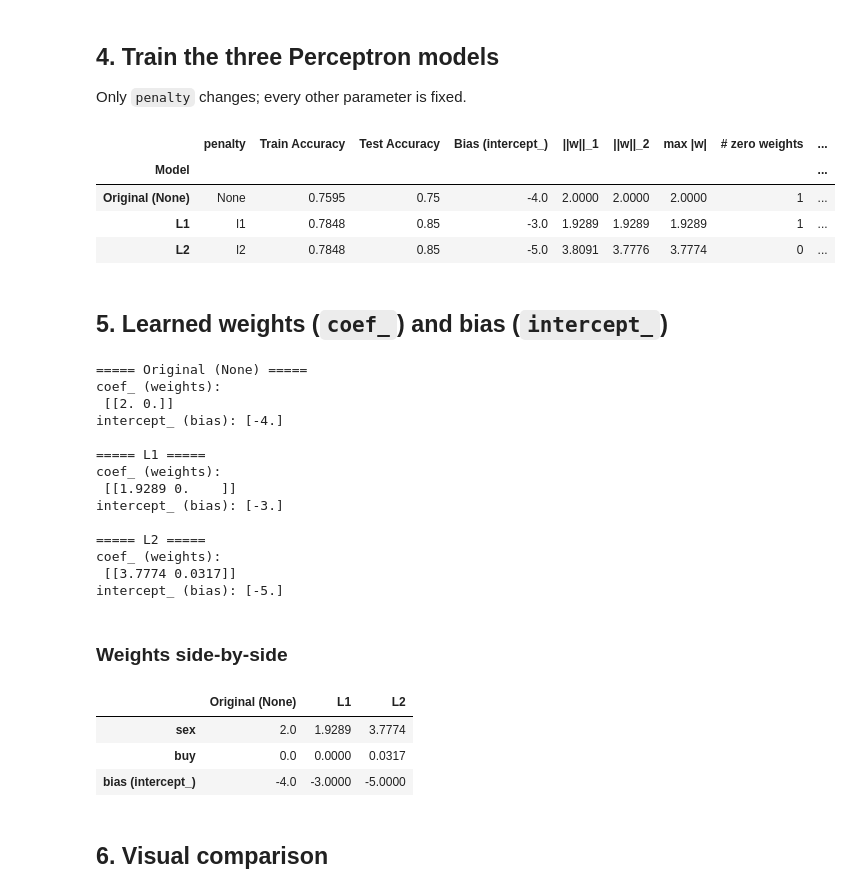
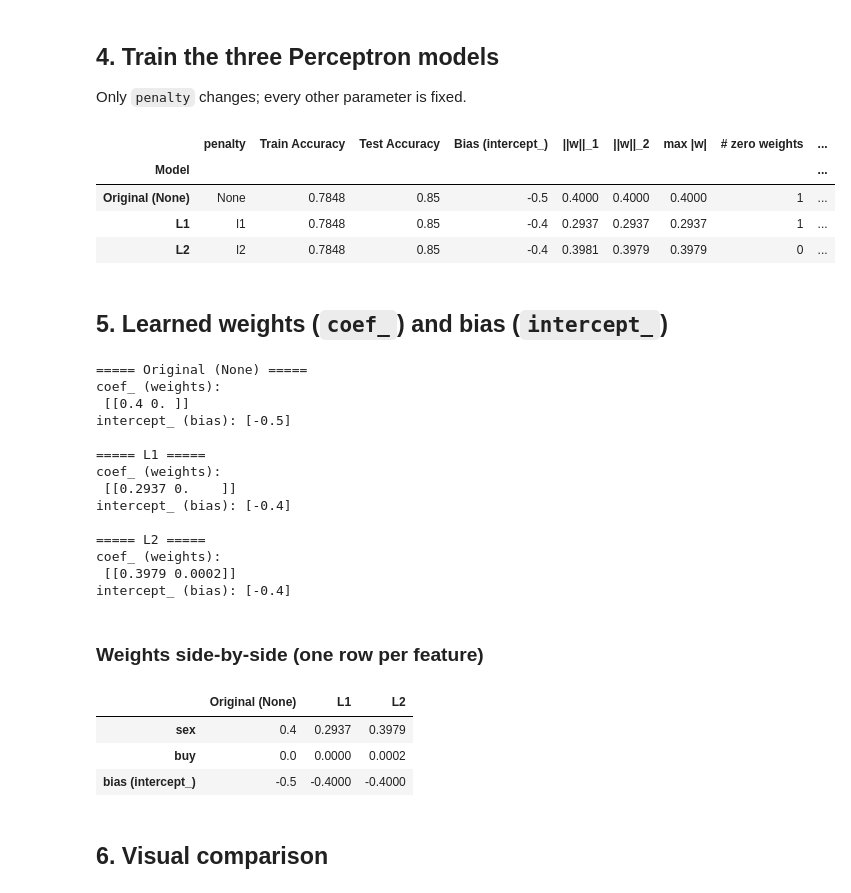
Before and after one commit to vladischad/AI4Cyber-hw2-Perceptron, a Jupyter notebook: Part2_Perceptron_Regularization.ipynb, the cells around one changed output. Saved outputs shown, nothing was run; the diff lists cells and outputs as text; code cells hidden in the pictures.

```diff
--- a/Part2_Perceptron_Regularization.ipynb
+++ b/Part2_Perceptron_Regularization.ipynb
@@ -25,7 +25,7 @@ np.set_printoptions(precision=4, suppress=True)
 # %% [markdown]
 ## 1. Load the dataset
 # %%
-df = pd.read_csv("sms_spam_perceptron.csv")
+df = pd.read_csv("datasets/sms_spam_perceptron.csv")
 print("Shape:", df.shape)
 df.head()
 # %% [output]
@@ -75,12 +76,10 @@ Train size: (79, 2)  Test size: (20, 2)
 Only `penalty` changes; every other parameter is fixed.
 # %%
 COMMON_PARAMS = dict(
-    alpha=0.0001,      # regularization strength (sklearn default)
-    max_iter=1000,
-    tol=1e-3,
-    eta0=1.0,
-    shuffle=True,
-    random_state=RANDOM_STATE,
+    max_iter=40,
+    eta0=0.1,
+    random_state=0,
+    alpha=0.0001,
 )
 
 model_specs = {
@@ -90,36 +89,36 @@ model_specs = {
 }
 
 models, rows = {}, []
 for name, penalty in model_specs.items():
     clf = Perceptron(penalty=penalty, **COMMON_PARAMS)
     clf.fit(X_train, y_train)
     models[name] = clf
 
     train_acc = accuracy_score(y_train, clf.predict(X_train))
     test_acc = accuracy_score(y_test, clf.predict(X_test))
     w = clf.coef_.ravel()
 
     rows.append({
         "Model": name,
         "penalty": str(penalty),
         "Train Accuracy": round(train_acc, 4),
         "Test Accuracy": round(test_acc, 4),
         "Bias (intercept_)": round(float(clf.intercept_[0]), 4),
         "||w||_1": round(np.abs(w).sum(), 4),
         "||w||_2": round(np.linalg.norm(w), 4),
         "max |w|": round(np.abs(w).max(), 4),
         "# zero weights": int(np.sum(np.isclose(w, 0))),
         "Epochs (n_iter_)": clf.n_iter_,
     })
 
 results = pd.DataFrame(rows).set_index("Model")
 results
 # %% [output]
 |  | penalty | Train Accuracy | Test Accuracy | Bias (intercept_) | ||w||_1 | ||w||_2 | max |w| | # zero weights | ... |
 | Model |  |  |  |  |  |  |  |  | ... |
-| Original (None) | None | 0.7595 | 0.75 | -4.0 | 2.0000 | 2.0000 | 2.0000 | 1 | ... |
-| L1 | l1 | 0.7848 | 0.85 | -3.0 | 1.9289 | 1.9289 | 1.9289 | 1 | ... |
-| L2 | l2 | 0.7848 | 0.85 | -5.0 | 3.8091 | 3.7776 | 3.7774 | 0 | ... |
+| Original (None) | None | 0.7848 | 0.85 | -0.5 | 0.4000 | 0.4000 | 0.4000 | 1 | ... |
+| L1 | l1 | 0.7848 | 0.85 | -0.4 | 0.2937 | 0.2937 | 0.2937 | 1 | ... |
+| L2 | l2 | 0.7848 | 0.85 | -0.4 | 0.3981 | 0.3979 | 0.3979 | 0 | ... |
 # %% [markdown]
 ## 5. Learned weights (`coef_`) and bias (`intercept_`)
 # %%
@@ -131,20 +130,20 @@ for name, clf in models.items():
 # %% [output]
 ===== Original (None) =====
 coef_ (weights):
- [[2. 0.]]
-intercept_ (bias): [-4.]
+ [[0.4 0. ]]
+intercept_ (bias): [-0.5]
 
 ===== L1 =====
 coef_ (weights):
- [[1.9289 0.    ]]
-intercept_ (bias): [-3.]
+ [[0.2937 0.    ]]
+intercept_ (bias): [-0.4]
 
 ===== L2 =====
 coef_ (weights):
- [[3.7774 0.0317]]
-intercept_ (bias): [-5.]
+ [[0.3979 0.0002]]
+intercept_ (bias): [-0.4]
 # %% [markdown]
-### Weights side-by-side
+### Weights side-by-side (one row per feature)
 # %%
 weights_table = pd.DataFrame(
     {name: clf.coef_.ravel() for name, clf in models.items()},
@@ -154,9 +153,9 @@ weights_table.loc["bias (intercept_)"] = [clf.intercept_[0] for clf in models.va
 weights_table.round(4)
 # %% [output]
 |  | Original (None) | L1 | L2 |
-| sex | 2.0 | 1.9289 | 3.7774 |
-| buy | 0.0 | 0.0000 | 0.0317 |
-| bias (intercept_) | -4.0 | -3.0000 | -5.0000 |
+| sex | 0.4 | 0.2937 | 0.3979 |
+| buy | 0.0 | 0.0000 | 0.0002 |
+| bias (intercept_) | -0.5 | -0.4000 | -0.4000 |
 # %% [markdown]
 ## 6. Visual comparison
 # %%
```
Also changed, not shown: parts of 7 cells of this notebook, 1 other file.
